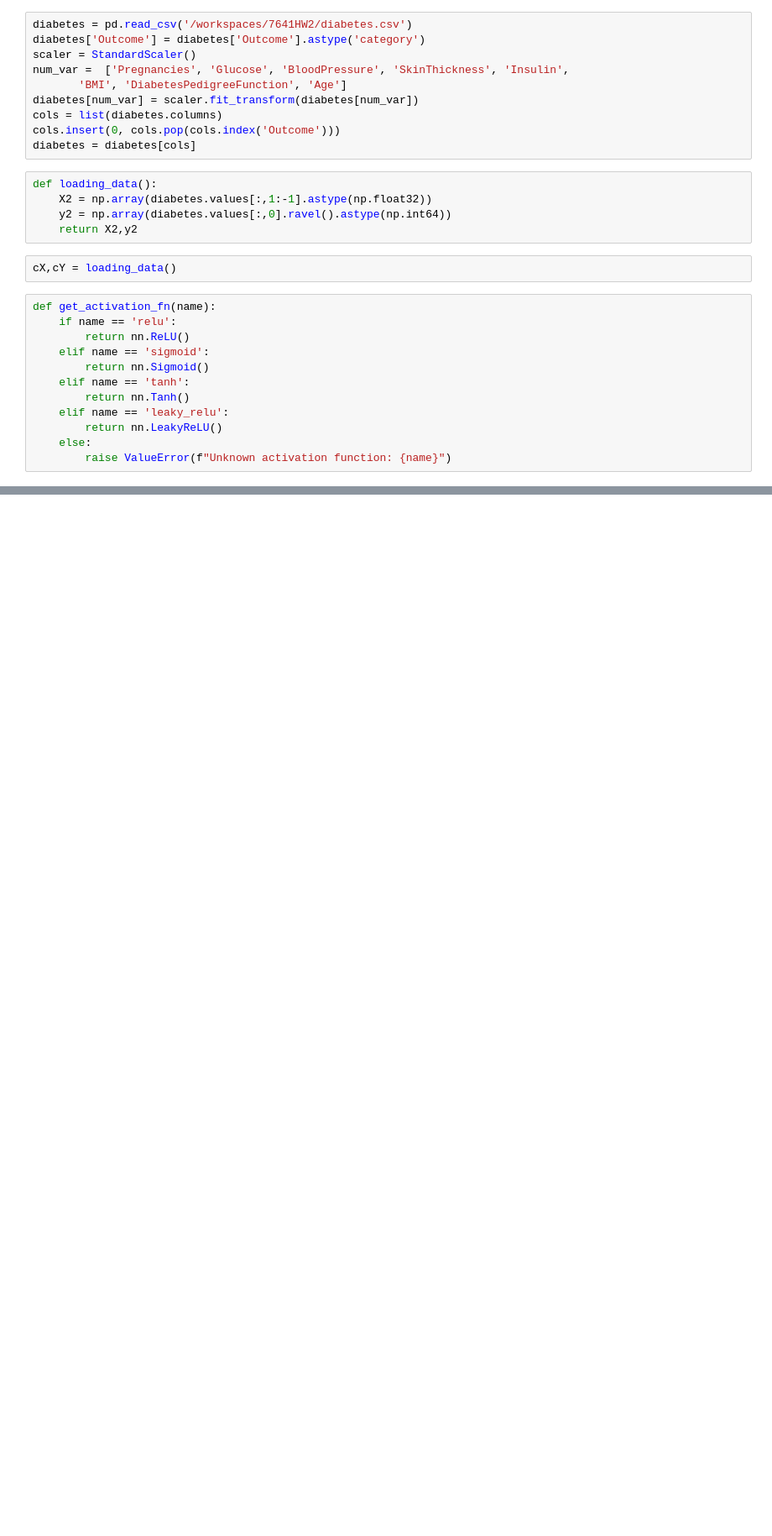
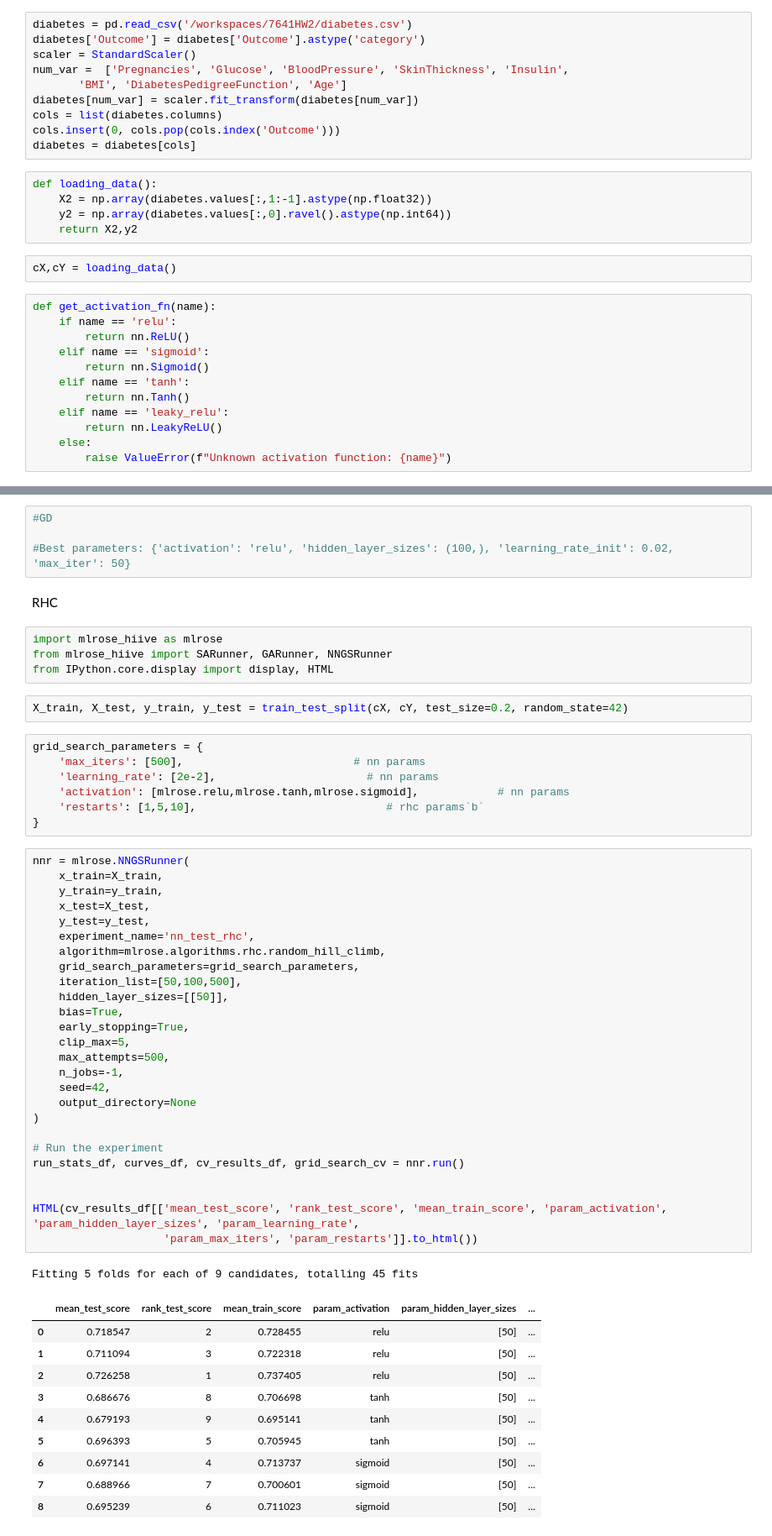
Before and after one commit to ankitrahejagatech/7641HW2, a Jupyter notebook: NNDiabetestDatasetHW2.ipynb, the cells around one changed output, grey strips where cells are left out. Shown at 84% size. Cells and saved outputs as stored; diff of their text form; blank space fills up the shorter version.

```diff
--- a/NNDiabetestDatasetHW2.ipynb
+++ b/NNDiabetestDatasetHW2.ipynb
@@ -212,0 +237,57 @@ best score: 0.783, best params: {'lr': 0.02, 'max_epochs': 70, 'module__hidden_l
+# %%
+#GD
+
+#Best parameters: {'activation': 'relu', 'hidden_layer_sizes': (100,), 'learning_rate_init': 0.02, 'max_iter': 50}
+# %% [markdown]
+RHC
+# %%
+import mlrose_hiive as mlrose
+from mlrose_hiive import SARunner, GARunner, NNGSRunner
+from IPython.core.display import display, HTML
+# %%
+X_train, X_test, y_train, y_test = train_test_split(cX, cY, test_size=0.2, random_state=42)
+# %%
+grid_search_parameters = {
+    'max_iters': [500],                          # nn params
+    'learning_rate': [2e-2],                       # nn params
+    'activation': [mlrose.relu,mlrose.tanh,mlrose.sigmoid],            # nn params
+    'restarts': [1,5,10],                             # rhc params`b`
+}
+# %%
+nnr = mlrose.NNGSRunner(
+    x_train=X_train,
+    y_train=y_train,
+    x_test=X_test,
+    y_test=y_test,
+    experiment_name='nn_test_rhc',
+    algorithm=mlrose.algorithms.rhc.random_hill_climb,
+    grid_search_parameters=grid_search_parameters,
+    iteration_list=[50,100,500],
+    hidden_layer_sizes=[[50]],
+    bias=True,
+    early_stopping=True,
+    clip_max=5,
+    max_attempts=500,
+    n_jobs=-1,
+    seed=42,
+    output_directory=None
+)
+
+# Run the experiment
+run_stats_df, curves_df, cv_results_df, grid_search_cv = nnr.run()
+
+
+HTML(cv_results_df[['mean_test_score', 'rank_test_score', 'mean_train_score', 'param_activation', 'param_hidden_layer_sizes', 'param_learning_rate',
+                    'param_max_iters', 'param_restarts']].to_html())
+# %% [output]
+Fitting 5 folds for each of 9 candidates, totalling 45 fits
+|  | mean_test_score | rank_test_score | mean_train_score | param_activation | param_hidden_layer_sizes | ... |
+| 0 | 0.718547 | 2 | 0.728455 | relu | [50] | ... |
+| 1 | 0.711094 | 3 | 0.722318 | relu | [50] | ... |
+| 2 | 0.726258 | 1 | 0.737405 | relu | [50] | ... |
+| 3 | 0.686676 | 8 | 0.706698 | tanh | [50] | ... |
+| 4 | 0.679193 | 9 | 0.695141 | tanh | [50] | ... |
+| 5 | 0.696393 | 5 | 0.705945 | tanh | [50] | ... |
+| 6 | 0.697141 | 4 | 0.713737 | sigmoid | [50] | ... |
+| 7 | 0.688966 | 7 | 0.700601 | sigmoid | [50] | ... |
+| 8 | 0.695239 | 6 | 0.711023 | sigmoid | [50] | ... |
```
Also changed, not shown: parts of 26 cells of this notebook, 17 other files.
